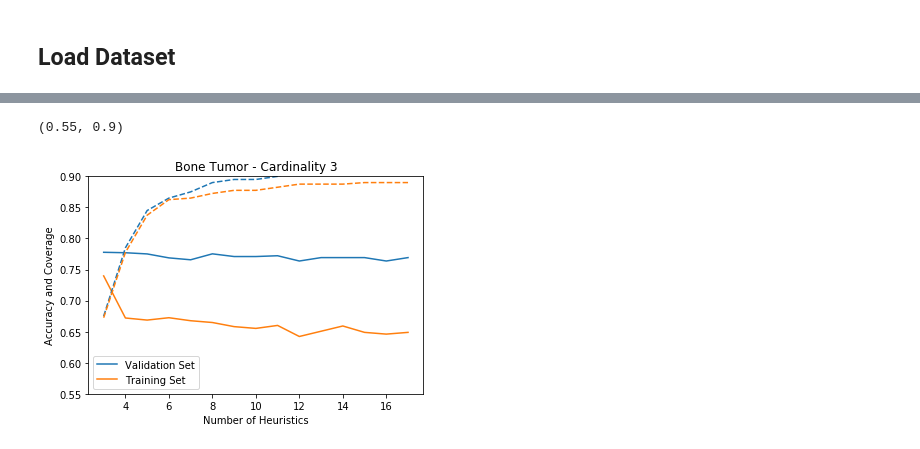
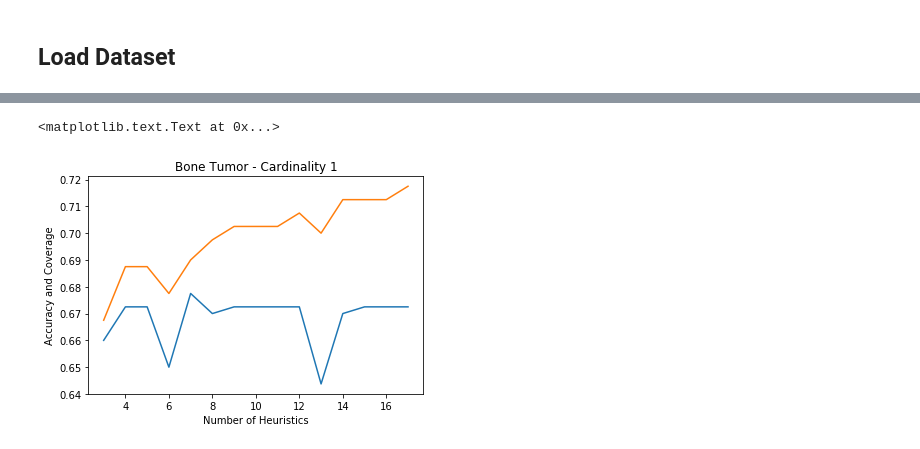
Before and after one commit to HazyResearch/reef, a Jupyter notebook: bone_tumor_synthesis.ipynb, the cells around one changed output, grey strips where cells are left out. Drawn from its saved outputs; the diff is of its cells as text; code cells hidden in the pictures.

Commit message:
removed only synthesis for now

```diff
--- a/bone_tumor_synthesis.ipynb
+++ b/bone_tumor_synthesis.ipynb
@@ -87,27 +103,0 @@ Generate functions based on feedback from the verifier (vary cardinality)
-# %%
-validation_accuracy = []
-training_accuracy = []
-validation_coverage = []
-training_coverage = []
-idx = None
-
-hg = HeuristicGenerator(train_primitive_matrix, val_primitive_matrix,
-                            val_ground, train_ground,
-                            b=0.6, hf_cutoff=0.2, fb_thresh=0.35)
-for i in range(3,18):
-    if i == 3:
-        hg.run_synthesizer(cardinality=3, idx=idx, keep=3)
-    else:
-        hg.run_synthesizer(cardinality=3, idx=idx, keep=1)
-    hg.run_verifier()
-
-    va,ta, vc, tc = hg.evaluate()
-    validation_accuracy.append(va)
-    training_accuracy.append(ta)
-    validation_coverage.append(vc)
-    training_coverage.append(tc)
-
-    hg.find_feedback()
-    idx = hg.feedback_idx
-
-    #print idx
@@ -132,14 +104,14 @@ In fb  (400, 17)
 # %%
-plt.plot(range(3,18),validation_accuracy, color='C0')
-plt.plot(range(3,18),training_accuracy, color='C1')
-plt.plot(range(3,18),validation_coverage, color='C0', linestyle='--')
-plt.plot(range(3,18),training_coverage, color='C1', linestyle='--')
-plt.legend(['Validation Set', 'Training Set'])
+bm = [(a*b) + (0.5*(1-b)) for a,b in zip(training_accuracy,training_coverage)]
+plt.plot(range(3,18),bm, color='C0')
+bm = [(a*b) + (0.5*(1-b)) for a,b in zip(validation_accuracy,validation_coverage)]
+plt.plot(range(3,18),bm, color='C1')
+#plt.legend(['Validation Set', 'Training Set'])
 plt.xlabel('Number of Heuristics')
 plt.ylabel('Accuracy and Coverage')
-plt.title('Bone Tumor - Cardinality 3')
+plt.title('Bone Tumor - Cardinality 1')
 
-plt.ylim([0.55,0.9])
+#plt.ylim([0.65,0.85])
 # %% [output]
-(0.55, 0.9)
+<matplotlib.text.Text at 0x...>
-[figure, old version]
+[figure, new version]
```
Also changed, not shown: parts of 7 cells of this notebook, 1 other file.
